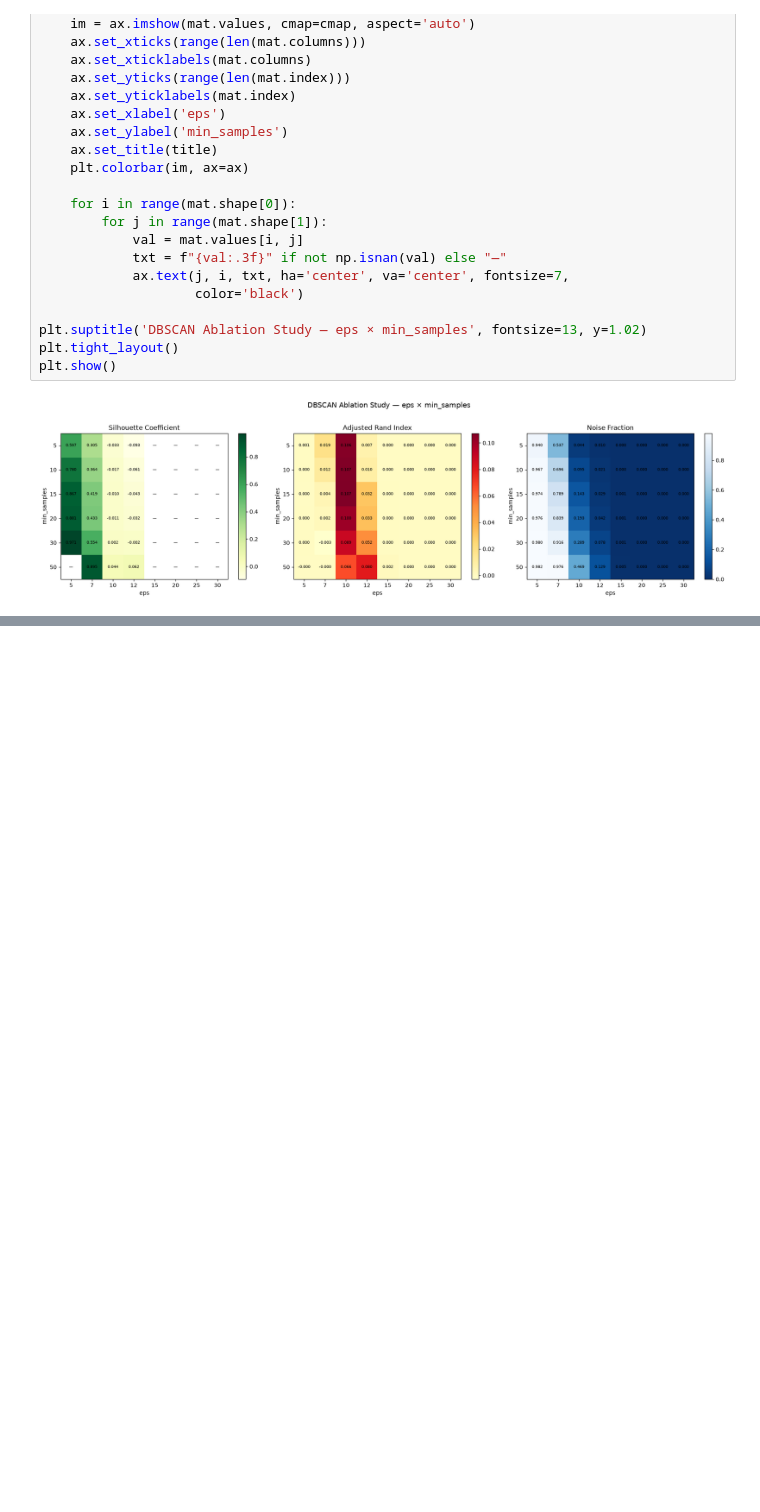
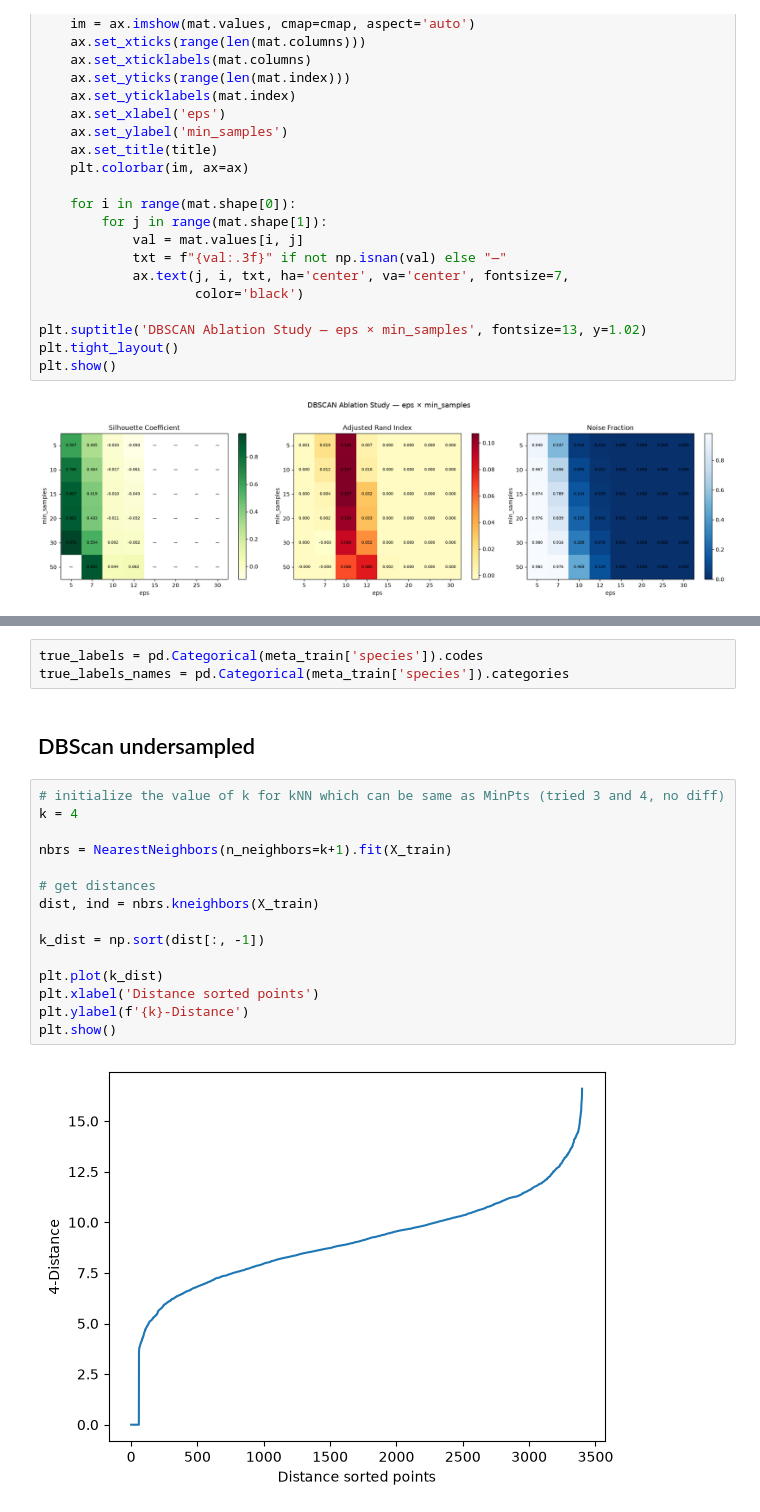
Before and after one commit to ericanakabayashi/ribbit_ai, a Jupyter notebook: src/exploratory_notebooks/DBSCAN.ipynb, the cells around one changed output, grey strips where cells are left out. Cells and saved outputs as stored; diff of their text form; blank space fills up the shorter version.

Commit message:
balanced DBSCAN with random subsample

```diff
--- a/src/exploratory_notebooks/DBSCAN.ipynb
+++ b/src/exploratory_notebooks/DBSCAN.ipynb
@@ -438,0 +537,22 @@ plt.show()
+# %%
+true_labels = pd.Categorical(meta_train['species']).codes
+true_labels_names = pd.Categorical(meta_train['species']).categories
+# %% [markdown]
+## DBScan undersampled
+# %%
+# initialize the value of k for kNN which can be same as MinPts (tried 3 and 4, no diff)
+k = 4
+
+nbrs = NearestNeighbors(n_neighbors=k+1).fit(X_train)
+
+# get distances
+dist, ind = nbrs.kneighbors(X_train)
+
+k_dist = np.sort(dist[:, -1])
+
+plt.plot(k_dist)
+plt.xlabel('Distance sorted points')
+plt.ylabel(f'{k}-Distance')
+plt.show()
+# %% [output]
+[figure, added]
```
Also changed, not shown: parts of 22 cells of this notebook.
